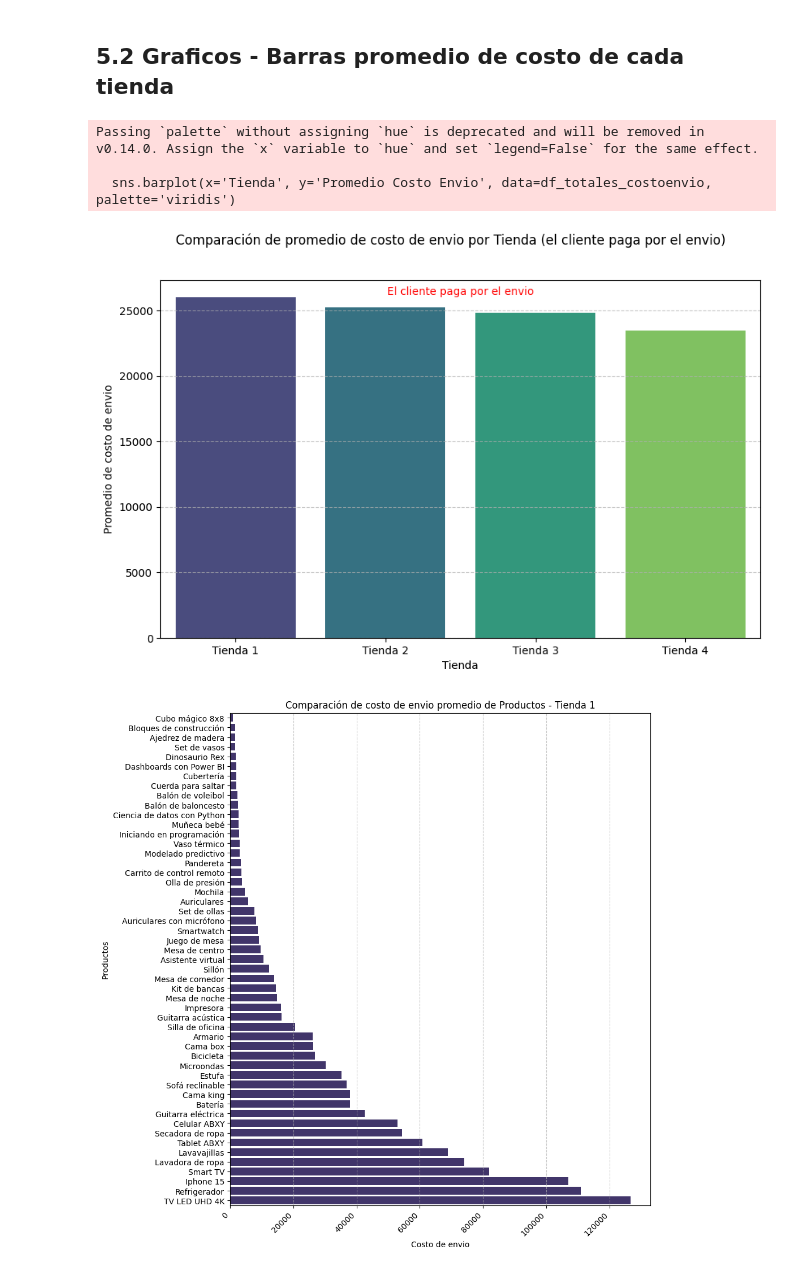
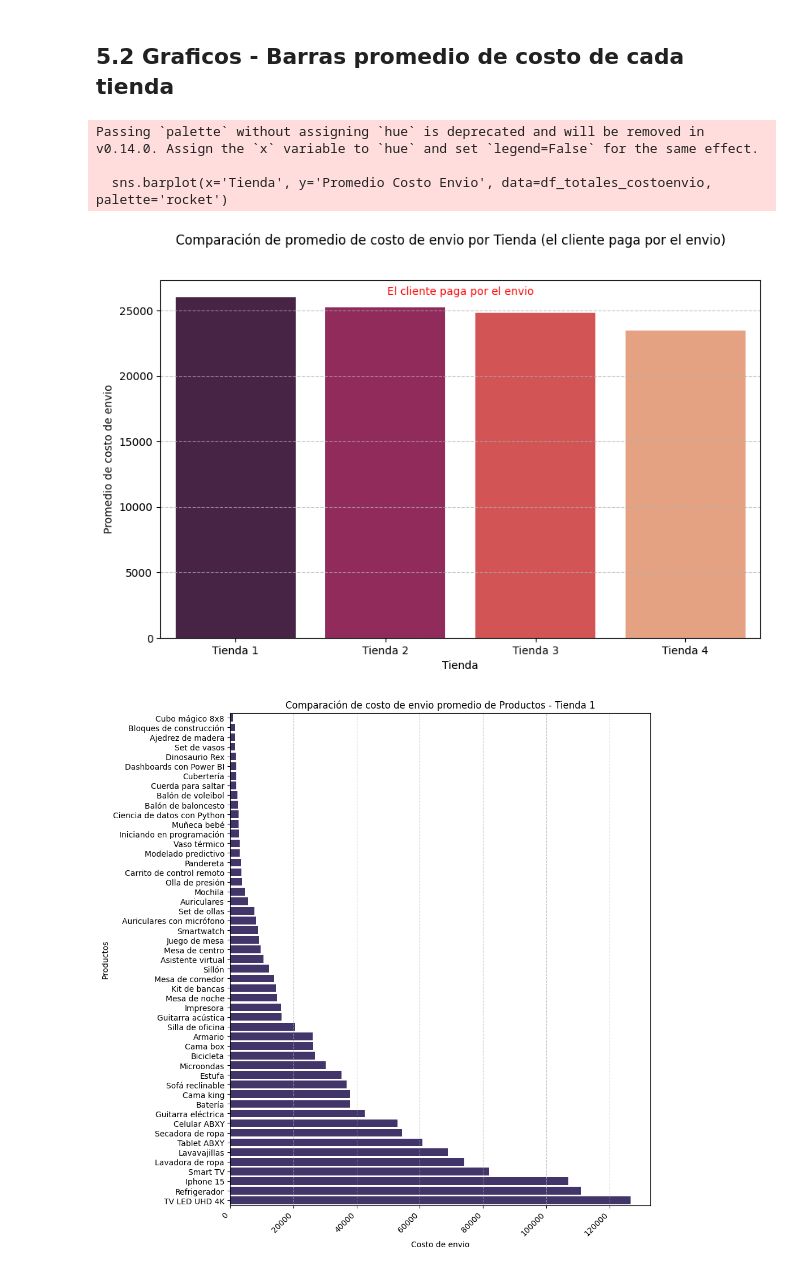
Before and after one commit to AlejaCruzR/Challenge_Alura_Store_AleCruz, a Jupyter notebook: AluraStoreLatam_AleCruz.ipynb, the cells around one changed output. Drawn from its saved outputs; the diff is of its cells as text; code cells hidden in the pictures.

```diff
--- a/AluraStoreLatam_AleCruz.ipynb
+++ b/AluraStoreLatam_AleCruz.ipynb
@@ -971,32 +971,32 @@ Promedio de costo de envio para tienda 4: 23459.457167090754
 # %%
 import matplotlib.pyplot as plt
 import seaborn as sns
 
 promedios_costosenvio = {
     'Tienda 1': envio_tienda1,
     'Tienda 2': envio_tienda2,
     'Tienda 3': envio_tienda3,
     'Tienda 4': envio_tienda4
 }
 
 # Convertir a DataFrame para facilitar la visualización
 df_totales_costoenvio = pd.DataFrame(list(promedios_costosenvio.items()), columns=['Tienda', 'Promedio Costo Envio'])
 
 plt.figure(figsize=(10, 6))
-sns.barplot(x='Tienda', y='Promedio Costo Envio', data=df_totales_costoenvio, palette='viridis')
+sns.barplot(x='Tienda', y='Promedio Costo Envio', data=df_totales_costoenvio, palette='rocket')
 plt.suptitle('Comparación de promedio de costo de envio por Tienda (el cliente paga por el envio)')
 plt.title('El cliente paga por el envio', fontsize=10, y=0.94, color='red')
 plt.xlabel('Tienda')
 plt.ylabel('Promedio de costo de envio')
 plt.grid(axis='y', linestyle='--', alpha=0.7)
 plt.ticklabel_format(style='plain', axis='y') # Evita la notación científica en el eje Y
 plt.savefig('comparacion_costoenvio_Gbarra.png', dpi=300,bbox_inches='tight')
 plt.show()
 # %% [output]
 Passing `palette` without assigning `hue` is deprecated and will be removed in v0.14.0. Assign the `x` variable to `hue` and set `legend=False` for the same effect.
 
-  sns.barplot(x='Tienda', y='Promedio Costo Envio', data=df_totales_costoenvio, palette='viridis')
+  sns.barplot(x='Tienda', y='Promedio Costo Envio', data=df_totales_costoenvio, palette='rocket')
-[figure, old version]
+[figure, new version]
 # %%
 envios_tienda1 = tienda.groupby('Producto')[['Costo de envío']].mean().sort_values('Costo de envío')
 
```
Also changed, not shown: parts of 13 cells of this notebook.
